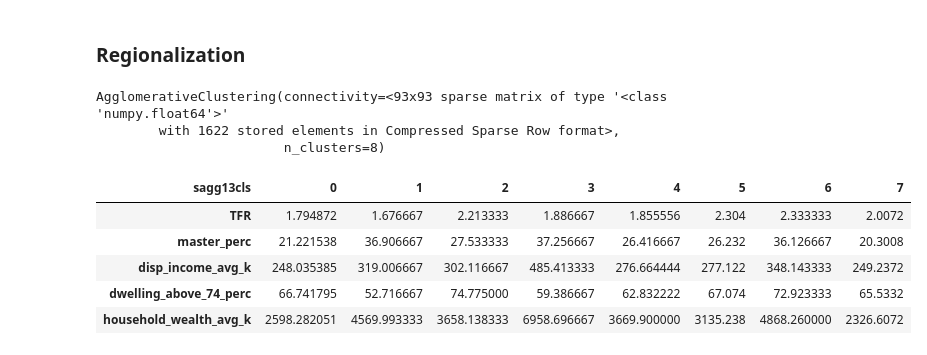
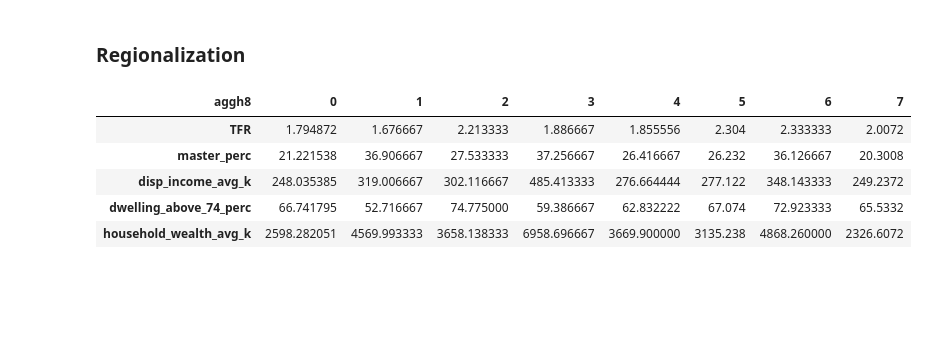
Before and after one commit to agnesutovaite/geospatial, a Jupyter notebook: project_notebook.ipynb, the cells around one changed output. Saved outputs shown, nothing was run; the diff lists cells and outputs as text; code cells hidden in the pictures; blank space fills up the shorter version.

```diff
--- a/project_notebook.ipynb
+++ b/project_notebook.ipynb
@@ -1301,26 +1297,19 @@ facets.map(sns.kdeplot, "Values", fill=True,warn_singular=False).add_legend();
 # %%
 # spatially-constrained version of the agglomerative algorithm
 
-sagg13 = cluster.AgglomerativeClustering(n_clusters=8, connectivity=w.sparse)
-sagg13
+aggh = cluster.AgglomerativeClustering(n_clusters=8, connectivity=w.sparse)
-# %% [output]
-AgglomerativeClustering(connectivity=<93x93 sparse matrix of type '<class 'numpy.float64'>'
-        with 1622 stored elements in Compressed Sparse Row format>,
-                        n_clusters=8)
 # %%
 # Run the clustering algorithm with scaled data
-# TODO: how to scale data and why
-sagg13cls = sagg13.fit(gdf[cluster_cols_scaled])
+aggh = aggh.fit(gdf[cluster_cols_scaled])
 # %%
 # add to dataframe
-gdf['sagg13cls'] = sagg13cls.labels_
+gdf['aggh8'] = aggh.labels_
 # %%
-# Calculate the mean by group
-sagg13_data = gdf.groupby('sagg13cls')[characteristics].mean()
+aggh_data = gdf.groupby('aggh8')[characteristics].mean()
 
-sagg13_data.T
+aggh_data.T
 # %% [output]
-| sagg13cls | 0 | 1 | 2 | 3 | 4 | 5 | 6 | 7 |
+| aggh8 | 0 | 1 | 2 | 3 | 4 | 5 | 6 | 7 |
 | TFR | 1.794872 | 1.676667 | 2.213333 | 1.886667 | 1.855556 | 2.304 | 2.333333 | 2.0072 |
 | master_perc | 21.221538 | 36.906667 | 27.533333 | 37.256667 | 26.416667 | 26.232 | 36.126667 | 20.3008 |
 | disp_income_avg_k | 248.035385 | 319.006667 | 302.116667 | 485.413333 | 276.664444 | 277.122 | 348.143333 | 249.2372 |
```
Also changed, not shown: parts of 25 cells of this notebook, 4 other files.
